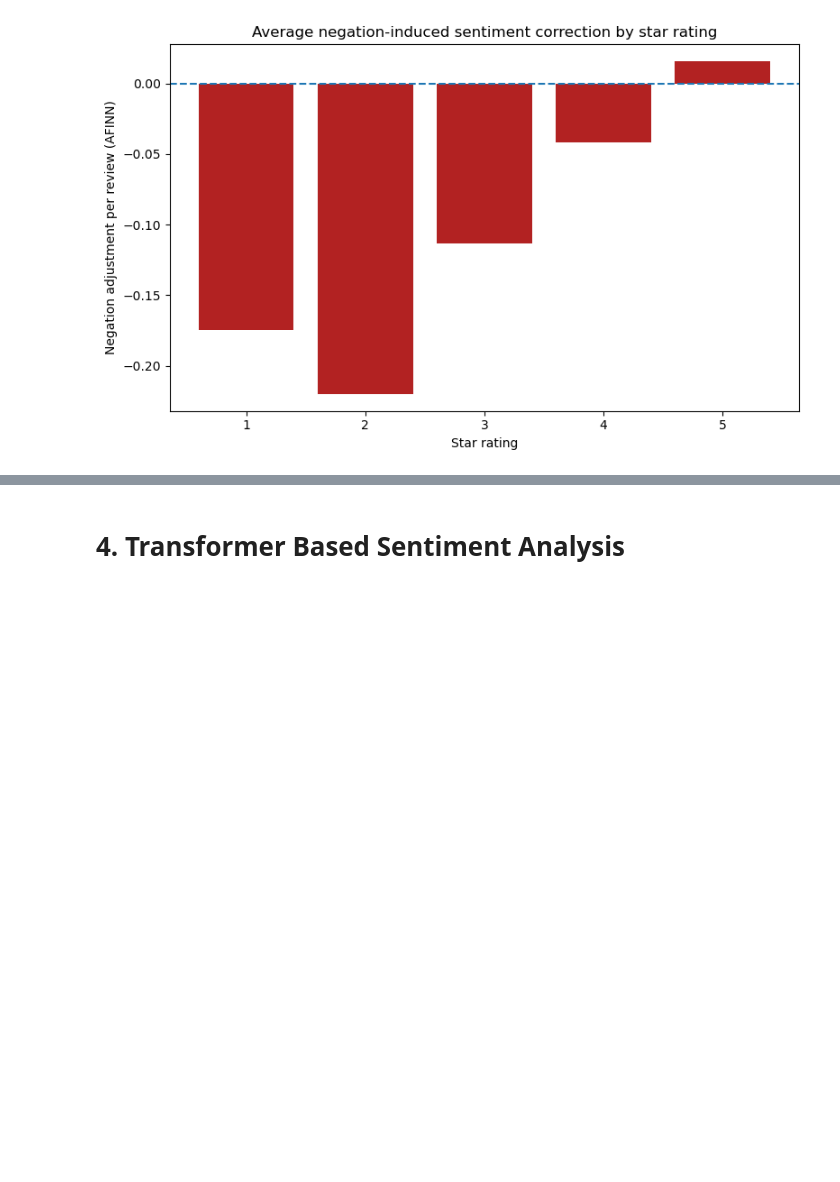
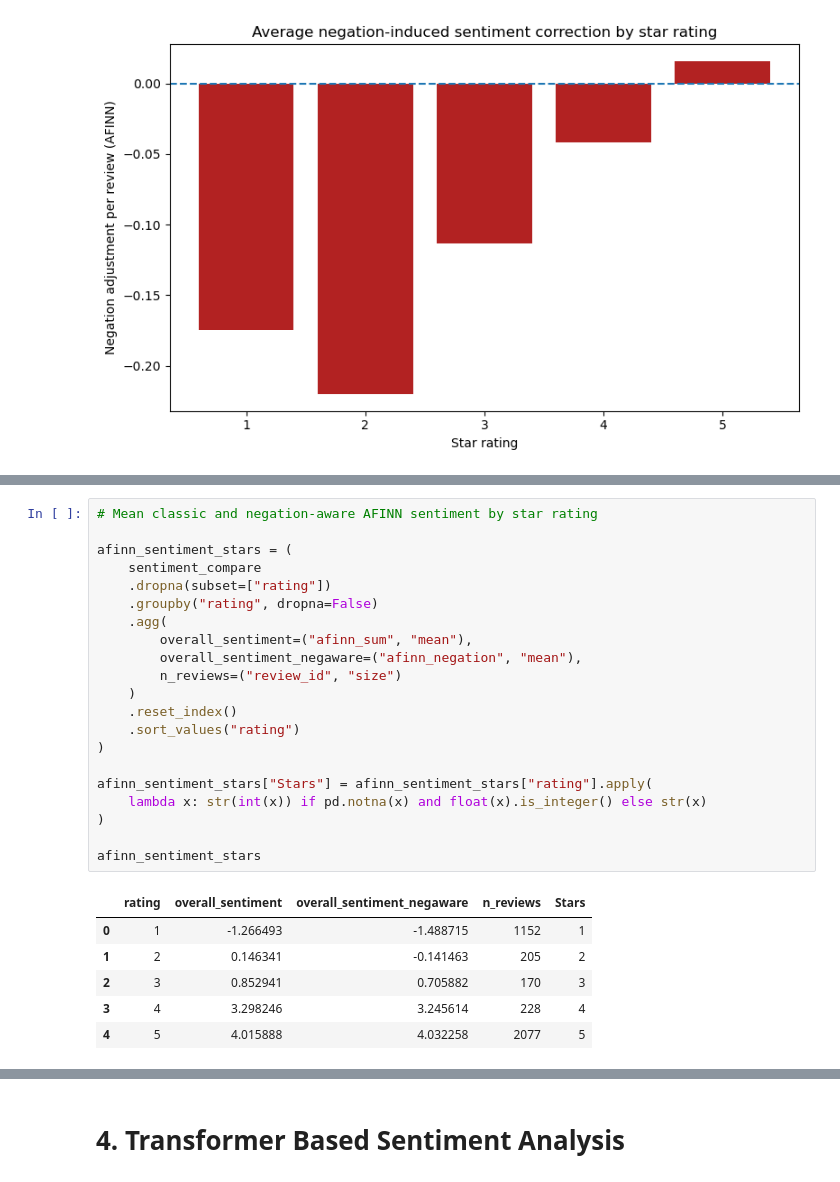
Before and after one commit to dpchi12/sentiment-analysis-for-banks-mobile-app-review, a Jupyter notebook: Model (old data)/old_approach_sentiment_analysis.ipynb, the cells around one changed output, grey strips where cells are left out. Drawn from its saved outputs; the diff is of its cells as text; blank space fills up the shorter version.

```diff
--- a/Model (old data)/old_approach_sentiment_analysis.ipynb
+++ b/Model (old data)/old_approach_sentiment_analysis.ipynb
@@ -1369,0 +1484,28 @@ plt.show()
+# %%
+# Mean classic and negation-aware AFINN sentiment by star rating
+
+afinn_sentiment_stars = (
+    sentiment_compare
+    .dropna(subset=["rating"])
+    .groupby("rating", dropna=False)
+    .agg(
+        overall_sentiment=("afinn_sum", "mean"),
+        overall_sentiment_negaware=("afinn_negation", "mean"),
+        n_reviews=("review_id", "size")
+    )
+    .reset_index()
+    .sort_values("rating")
+)
+
+afinn_sentiment_stars["Stars"] = afinn_sentiment_stars["rating"].apply(
+    lambda x: str(int(x)) if pd.notna(x) and float(x).is_integer() else str(x)
+)
+
+afinn_sentiment_stars
+# %% [output]
+|  | rating | overall_sentiment | overall_sentiment_negaware | n_reviews | Stars |
+| 0 | 1 | -1.266493 | -1.488715 | 1152 | 1 |
+| 1 | 2 | 0.146341 | -0.141463 | 205 | 2 |
+| 2 | 3 | 0.852941 | 0.705882 | 170 | 3 |
+| 3 | 4 | 3.298246 | 3.245614 | 228 | 4 |
+| 4 | 5 | 4.015888 | 4.032258 | 2077 | 5 |
```
Also changed, not shown: parts of 20 cells of this notebook.
